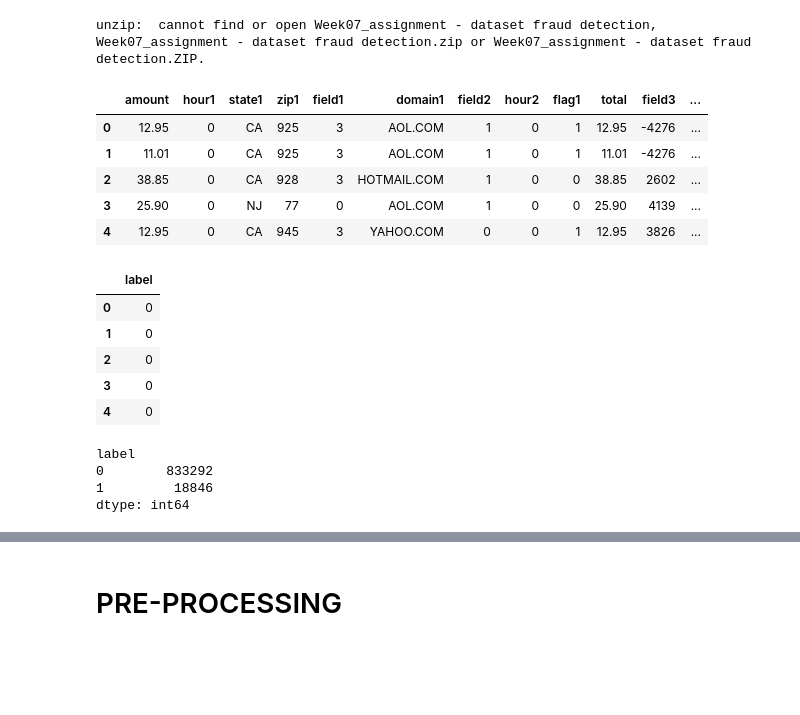
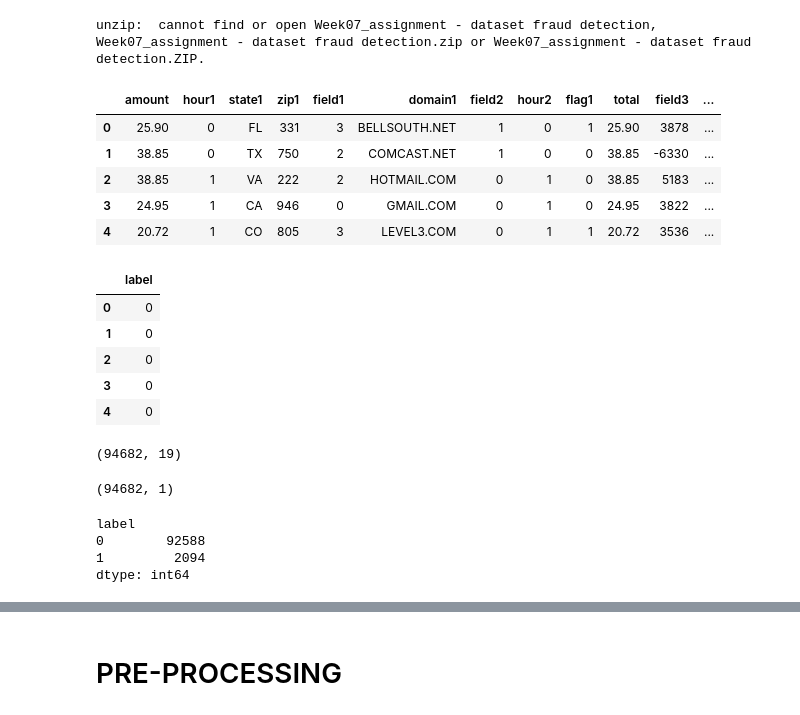
Before and after one commit to Kumaken/data-science-and-data-mining, a Jupyter notebook: FraudDetection/FraudDetection.ipynb, the cells around one changed output, grey strips where cells are left out. Saved outputs shown, nothing was run; the diff lists cells and outputs as text; code cells hidden in the pictures; blank space fills up the shorter version.

```diff
--- a/FraudDetection/FraudDetection.ipynb
+++ b/FraudDetection/FraudDetection.ipynb
@@ -34,29 +51,35 @@ def readCombineCsv(directory):
 # %%
 # load data
-X_train, X_test, y_train, y_test = readCombineCsv('fraud_detection')
+X, y = readFullDataset('fraud_detection')
 
-display(X_train.head())
-display(y_train.head())
+display(X.head())
+display(y.head())
 # %% [output]
 |  | amount | hour1 | state1 | zip1 | field1 | domain1 | field2 | hour2 | flag1 | total | field3 | ... |
-| 0 | 12.95 | 0 | CA | 925 | 3 | AOL.COM | 1 | 0 | 1 | 12.95 | -4276 | ... |
-| 1 | 11.01 | 0 | CA | 925 | 3 | AOL.COM | 1 | 0 | 1 | 11.01 | -4276 | ... |
-| 2 | 38.85 | 0 | CA | 928 | 3 | HOTMAIL.COM | 1 | 0 | 0 | 38.85 | 2602 | ... |
-| 3 | 25.90 | 0 | NJ | 77 | 0 | AOL.COM | 1 | 0 | 0 | 25.90 | 4139 | ... |
-| 4 | 12.95 | 0 | CA | 945 | 3 | YAHOO.COM | 0 | 0 | 1 | 12.95 | 3826 | ... |
+| 0 | 25.90 | 0 | FL | 331 | 3 | BELLSOUTH.NET | 1 | 0 | 1 | 25.90 | 3878 | ... |
+| 1 | 38.85 | 0 | TX | 750 | 2 | COMCAST.NET | 1 | 0 | 0 | 38.85 | -6330 | ... |
+| 2 | 38.85 | 1 | VA | 222 | 2 | HOTMAIL.COM | 0 | 1 | 0 | 38.85 | 5183 | ... |
+| 3 | 24.95 | 1 | CA | 946 | 0 | GMAIL.COM | 0 | 1 | 0 | 24.95 | 3822 | ... |
+| 4 | 20.72 | 1 | CO | 805 | 3 | LEVEL3.COM | 0 | 1 | 1 | 20.72 | 3536 | ... |
 |  | label |
 | 0 | 0 |
 | 1 | 0 |
 | 2 | 0 |
 | 3 | 0 |
 | 4 | 0 |
+# %%
+display(X.shape)
+display(y.shape)
+# %% [output]
+(94682, 19)
+(94682, 1)
 # %%
-frauds_idx = y_train.loc[y_train["label"] != 0]
-y_train.value_counts()
+frauds_idx = y.loc[y["label"] != 0]
+y.value_counts()
 # %% [output]
 label
-0        833292
-1         18846
+0        92588
+1         2094
 dtype: int64
 # %%
 # Exploratory Data Analysis
```
Also changed, not shown: parts of 38 cells of this notebook, 1 other file.
